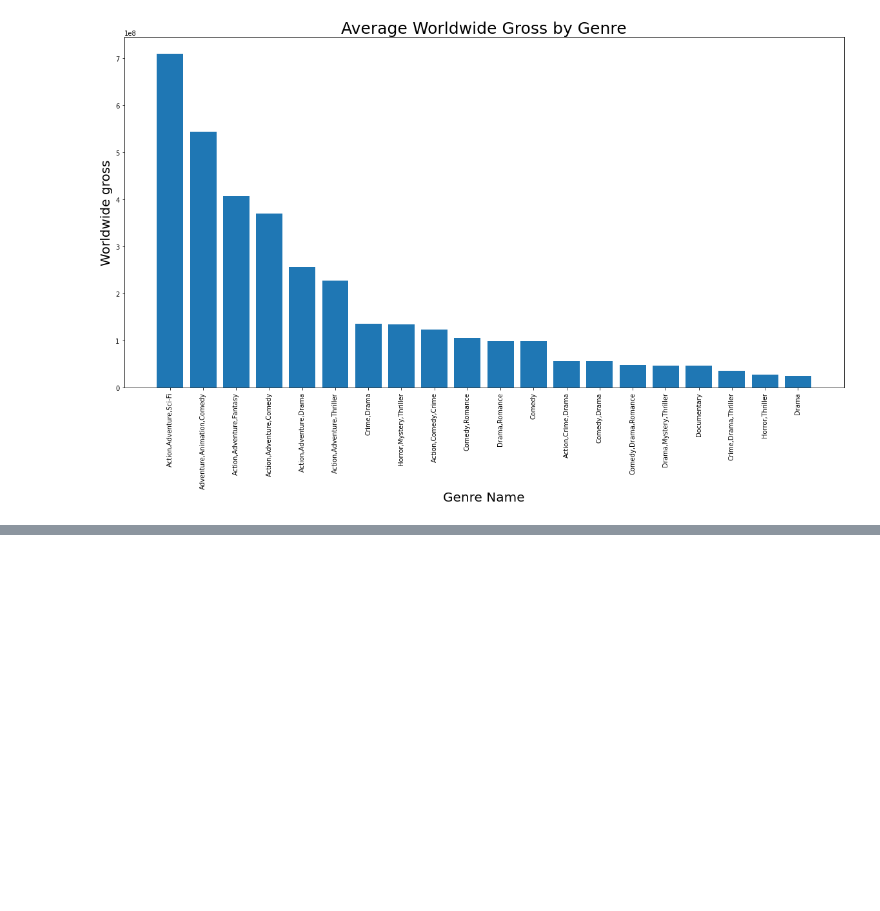
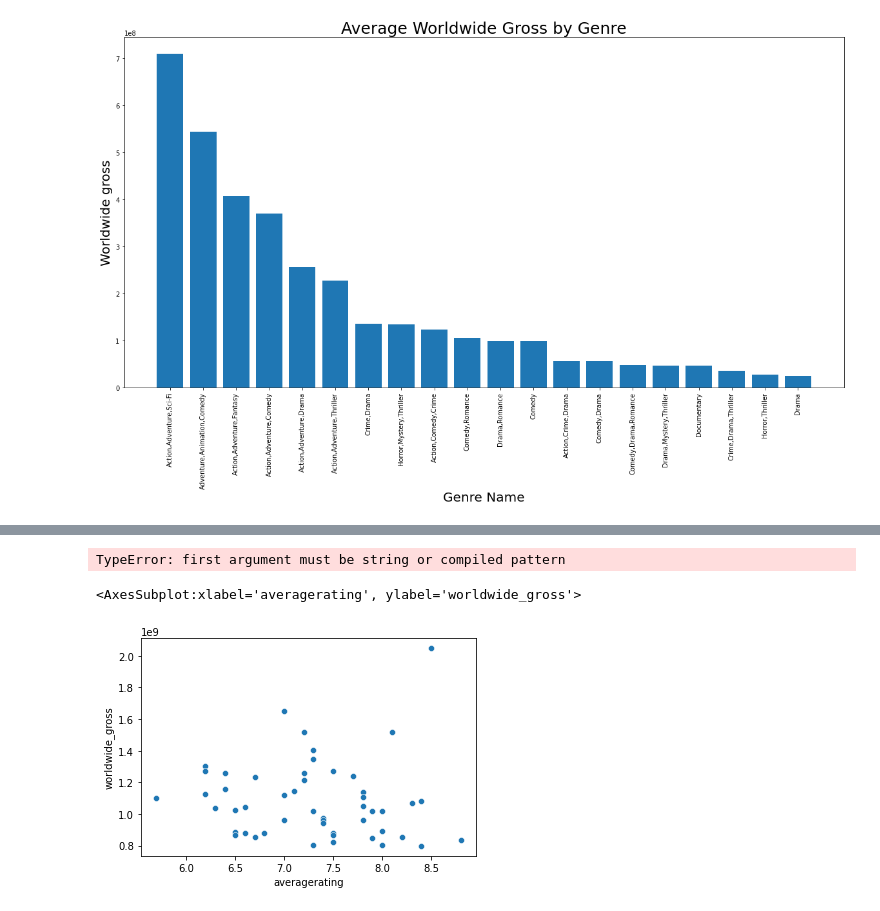
Before and after one commit to EmmaChoate/microsoft_movie_analysis, a Jupyter notebook: data/zippedData/Untitled.ipynb, the cells around one changed output, grey strips where cells are left out. Drawn from its saved outputs; the diff is of its cells as text; code cells hidden in the pictures; blank space fills up the shorter version.

```diff
--- a/data/zippedData/Untitled.ipynb
+++ b/data/zippedData/Untitled.ipynb
@@ -660,2 +651,18 @@ KeyError: 'Horror,Mystery,Thriller'
+# %%
+genre_tables = {}
+for genre in top20_genres:
+    frame = mega_table2[mega_table2.genres.str.contains(genre)]
+    genre_tables[genre] = frame
+# %% [output]
+TypeError: first argument must be string or compiled pattern
 # %%
 mega=mega_table2.loc[mega_table2['production_budget']>=50000000]
+# %%
+mega_table2_votes=mega_table2[mega_table2['numvotes']>= 10000]
+# %%
+mega_table2_votes50=mega_table2_votes.sort_values('worldwide_gross', ascending=False).head(50)
+# %%
+sn.scatterplot(data=mega_table2_votes50, x="averagerating", y="worldwide_gross")
+# %% [output]
+<AxesSubplot:xlabel='averagerating', ylabel='worldwide_gross'>
+[figure, added]
```
Also changed, not shown: parts of 10 cells of this notebook.
